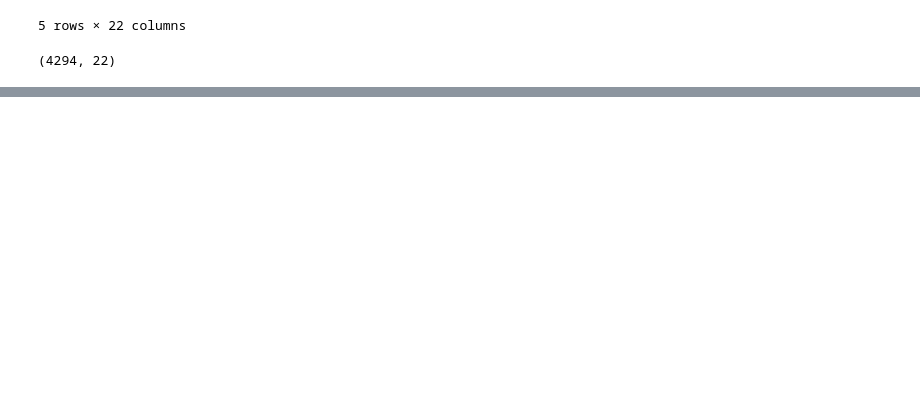
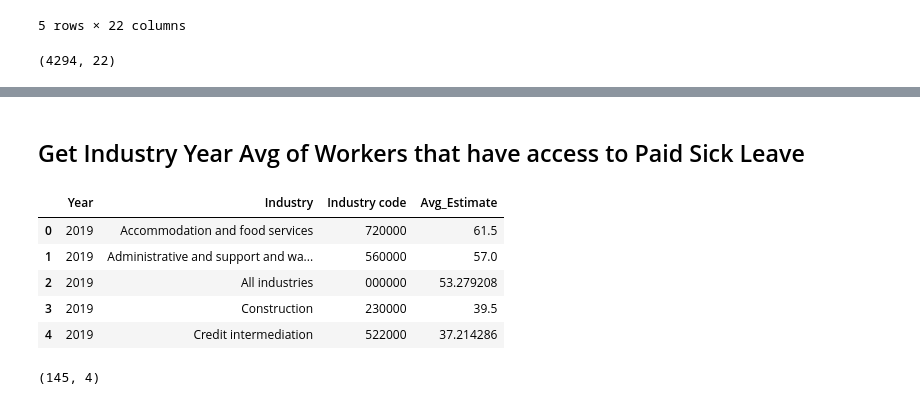
Before and after one commit to amayranib/ADS-508-team-project, a Jupyter notebook: eda/paid_sick_leave_rate.ipynb, the cells around one changed output, grey strips where cells are left out. Drawn from its saved outputs; the diff is of its cells as text; code cells hidden in the pictures; blank space fills up the shorter version.

```diff
--- a/eda/paid_sick_leave_rate.ipynb
+++ b/eda/paid_sick_leave_rate.ipynb
@@ -202,0 +281,20 @@ print(list(bls_lookup.items())[:5])
+# %% [markdown]
+## Get Industry Year Avg of Workers that have access to Paid Sick Leave
+# %%
+industry_year_avg = (
+    bls_summary.groupby(["Year", "Industry", "Industry code"])["Estimate"]
+    .mean()
+    .reset_index()
+    .rename(columns={"Estimate": "Avg_Estimate"})
+)
+
+display(industry_year_avg.head())
+display(industry_year_avg.shape)
+# %% [output]
+|  | Year | Industry | Industry code | Avg_Estimate |
+| 0 | 2019 | Accommodation and food services | 720000 | 61.5 |
+| 1 | 2019 | Administrative and support and wa... | 560000 | 57.0 |
+| 2 | 2019 | All industries | 000000 | 53.279208 |
+| 3 | 2019 | Construction | 230000 | 39.5 |
+| 4 | 2019 | Credit intermediation | 522000 | 37.214286 |
+(145, 4)
```
Also changed, not shown: parts of 8 cells of this notebook.
